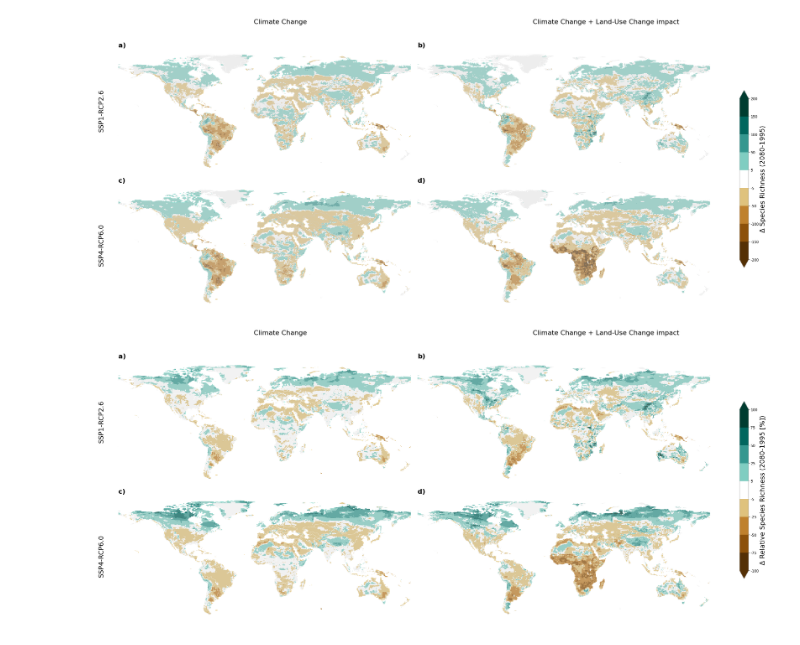
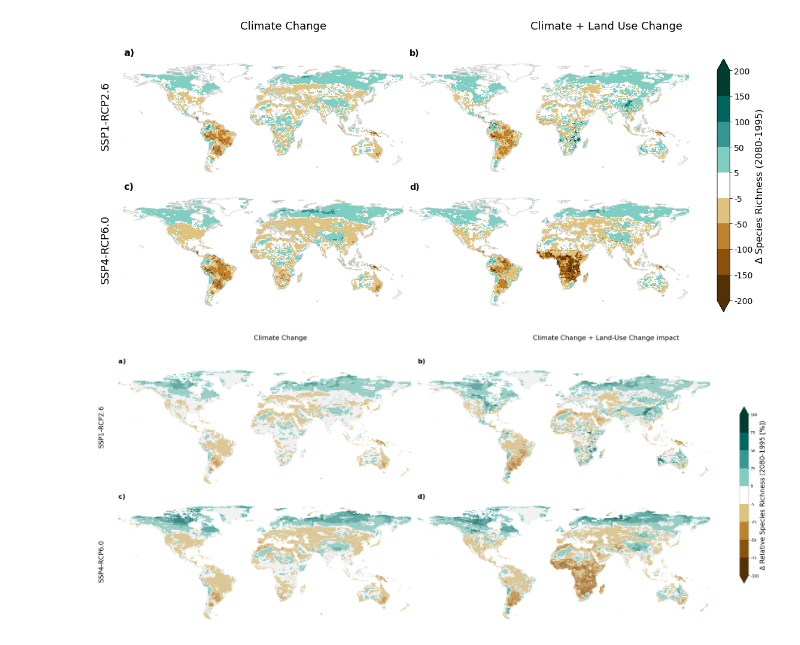
Before and after one commit to wyssacademy-unibe-ch/climate_Hari_etal_BioscenComb, a Jupyter notebook: functions/figures/code/key_fig_2.ipynb, the cells around one changed output. Drawn from its saved outputs; the diff is of its cells as text; code cells hidden in the pictures.

```diff
--- a/functions/figures/code/key_fig_2.ipynb
+++ b/functions/figures/code/key_fig_2.ipynb
@@ -202,35 +202,20 @@ shp['new_region'] = shp['Sub_Region'].map(region_mapping)
 # %%
 import matplotlib as mpl
 def set_plot_param():
-
-    """Set my own customized plotting parameters"""
-
-    import matplotlib as mpl
-
     mpl.rc('axes',edgecolor='grey')
-
     mpl.rc('axes',labelcolor='black')
-
     mpl.rc('xtick',color='black')
-
-    mpl.rc('xtick',labelsize=12)
-
+    mpl.rc('xtick',labelsize=14)
     mpl.rc('ytick',color='black')
-
-    mpl.rc('ytick',labelsize=12)
-
+    mpl.rc('ytick',labelsize=14)
     mpl.rc('axes',titlesize=18)
-
-    mpl.rc('axes',labelsize=12)
-
+    mpl.rc('axes',labelsize=14)
     mpl.rc('legend',fontsize='large')
-
     mpl.rc('text',color='black')
 # %%
 import warnings
 warnings.filterwarnings('ignore', category=UserWarning)
 
-set_plot_param()
 scenarios = ["rcp26","rcp60"]
 historical_time= 1146
 future_time=65
@@ -241,7 +226,7 @@ years = ['1845', '1990', '1995', '2009', '2010', '2020', '2026', '2032', '2048',
 
 scenario_indices={"rcp26": 'SSP1-RCP2.6', "rcp60": 'SSP4-RCP6.0'}
 rcp_indices=scenario_indices
-fig, axes = plt.subplots(nrows=2, ncols=2, figsize=(30, 20), subplot_kw={'projection': ccrs.PlateCarree()}, layout="compressed")
+fig, axes = plt.subplots(nrows=2, ncols=2, figsize=(15, 10), subplot_kw={'projection': ccrs.PlateCarree()}, layout="compressed")
 cmap = matplotlib.colors.ListedColormap(['white', 'green'])
 countries = gpd.read_file(gpd.datasets.get_path("naturalearth_lowres"))
 
@@ -280,17 +265,17 @@ for scenario in scenarios:
     # Plot the ensemble mean difference for each panel
     im1 = ax1.pcolormesh(diff_newvalue['lon'].values, diff_newvalue['lat'].values, np.where(diff_newvalue.values != 0, diff_newvalue.values, np.nan), transform=ccrs.PlateCarree(), cmap=cmap, norm=norm)
 
-    countries.plot(ax=ax1, color="lightgrey", zorder=1, alpha=0.4)
+    countries.plot(ax=ax1, color="#ffffff", zorder=1, alpha=0)
    # ax1.set_title(f"Climate Change impact: {year_indices[future_time]} - 1995 for {scenario}",loc='center',fontsize=18 )
 
     ax1.axis('off')
     ax1.set_extent((-180,180,-63,90))
     ax1.add_feature(cfeature.BORDERS,color='lightgrey',linewidth=0.5)
-    ax1.set_title(labels[0],loc='left',weight='bold', fontsize=22)
+    ax1.set_title(labels[0],loc='left',weight='bold', fontsize=16)
 
     #ax1.set_title(f" {year_indices[future_time]} - 1995",loc='center',fontsize=18, x=0.2)
 
-
+    ax1.coastlines(color="lightgrey")
 
 
     ticks_b = np.array( [-200, -150, -100, -50,0,50, 100, 150, 200])
@@ -299,52 +284,55 @@ for scenario in scenarios:
 
     im2 = ax2.pcolormesh(diff_sumbin['lon'].values, diff_sumbin['lat'].values,  np.where(diff_sumbin.values != 0, diff_sumbin.values, np.nan), transform=ccrs.PlateCarree(), cmap=cmap, norm=norm)
 
-    countries.plot(ax=ax2, color="lightgrey", zorder=1, alpha=0.4)
+    countries.plot(ax=ax2, color="#ffffff", zorder=1, alpha=0)
 
     #ax2.set_title(f" {year_indices[future_time]} - 1995",loc='center',fontsize=18, x=0.2)
 
 
-    ax2.set_title(f"{scenario_indices[scenario]}",loc='left',fontsize=22)
+    ax2.set_title(f"{scenario_indices[scenario]}",loc='left',fontsize=18)
 
     ax2.axis('off')
     ax2.set_extent((-180,180,-63,90))
-    ax2.set_title(labels[1],loc='left', weight='bold',fontsize=22)
+    ax2.set_title(labels[1],loc='left', weight='bold',fontsize=14)
 
-
+    ax2.coastlines(color="lightgrey")
 
     # Increase the plot index by 2 to move to the next triplet of subplots
     plot_idx += 2
 
 
 #cbar = plt.colorbar(im2, ax=ax2, fraction=0.024, pad=0.04, spacing='proportional', ticks=ticks_b,extend='both')
-cbar = fig.colorbar(im2, ax=axes.ravel().tolist(), orientation='vertical', fraction=0.015, pad=0.05,extend='both')
-cbar.set_label('Δ Species Richness (2080-1995)', fontsize=22)
+cbar = fig.colorbar(im2, ax=axes.ravel().tolist(), orientation='vertical', fraction=0.025, pad=0.05,extend='both')
+
+cbar.set_label('Δ Species Richness (2080-1995)', fontsize=16)
 ticks = np.array([-200, -150, -100, -50, -5,5, 50, 100, 150, 200])
 tick_labels = ['-200', '-150', '-100', '-50', '-5', '5','50', '100', '150', '200']
 
 # Setzen Sie die Ticks und Tick-Labels für die Farbleiste
 cbar.set_ticks(ticks)
 cbar.set_ticklabels(tick_labels)
+cbar.ax.tick_params(labelsize=14)
 
-fig.text(0.75, 0.85, 'Climate Change + Land-Use Change impact', ha='center', fontsize=22)
+fig.text(0.75, 0.85, 'Climate + Land Use Change', ha='center', fontsize=18)
 
 
 # After your plotting loop
-fig.text(-0.025, 0.65, f"{scenario_indices['rcp26']}", va='center', ha='center', rotation='vertical', fontsize=22)
-fig.text(-0.025, 0.34, f"{scenario_indices['rcp60']}", va='center', ha='center', rotation='vertical', fontsize=22)
+fig.text(-0.025, 0.65, f"{scenario_indices['rcp26']}", va='center', ha='center', rotation='vertical', fontsize=18)
+fig.text(-0.025, 0.34, f"{scenario_indices['rcp60']}", va='center', ha='center', rotation='vertical', fontsize=18)
 
 
+set_plot_param()
 # "Climate Change" über den linken oberen Subplot
-fig.text(0.25, 0.85, 'Climate Change', ha='center', fontsize=22)
+fig.text(0.25, 0.85, 'Climate Change', ha='center', fontsize=18)
 
 #fig.text(0.5, 0.9, 'Amphibians', ha='center', fontsize=18)
 
 # Show or save the plot
 
 plt.savefig("/storage/homefs/ch21o450/scripts/climate_Hari_etal_inprep/functions/figures/main_figures/Figure_2.png")
 plt.show()
 # %% [output]
-[figure, old version]
+[figure, new version]
 # %%
 import matplotlib.pyplot as plt
 import geopandas as gpd
```
Also changed, not shown: parts of 8 cells of this notebook, 29 other files.
